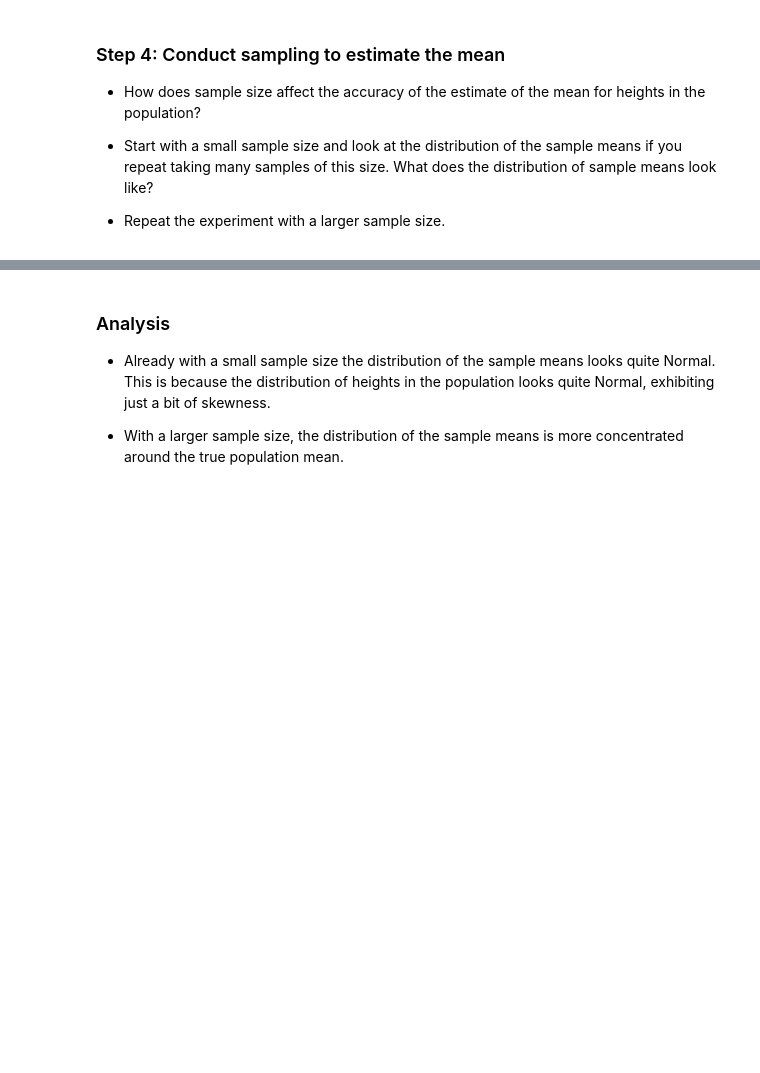
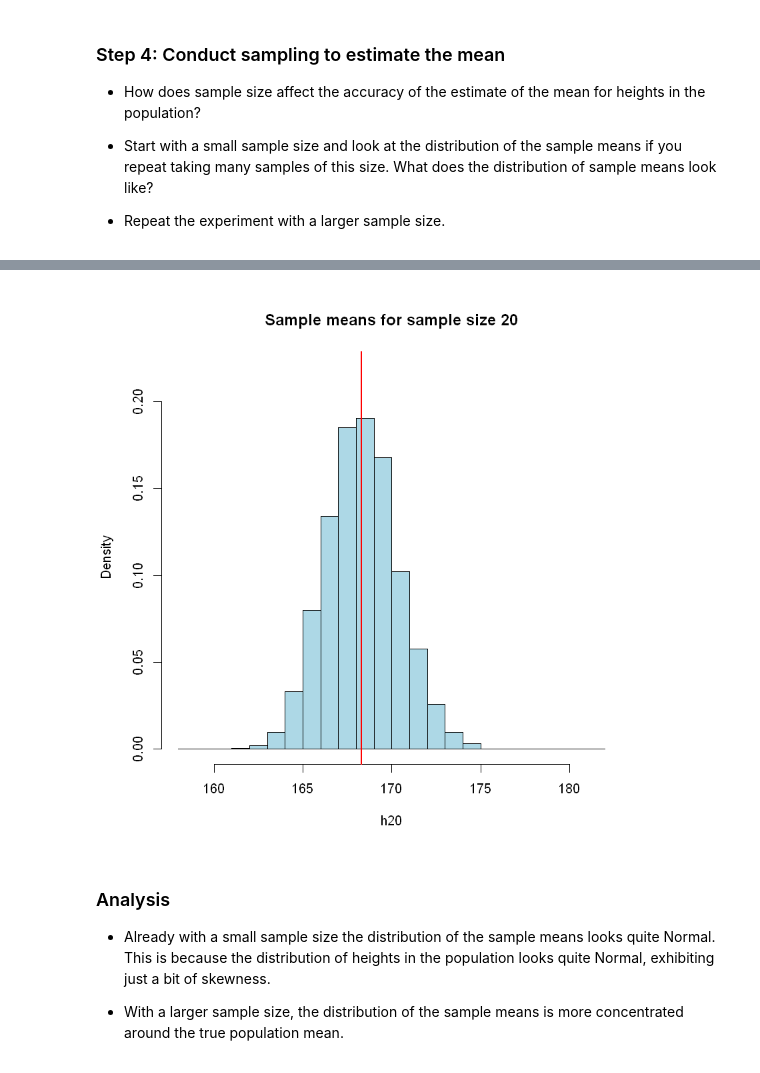
Before and after one commit to therealdydx/Quantitative-Reasoning, a Jupyter notebook: Exercise U - Sampling Variability/Sampling Variability Script.ipynb, the cells around one changed output, grey strips where cells are left out. Saved outputs shown, nothing was run; the diff lists cells and outputs as text; code cells hidden in the pictures; blank space fills up the shorter version.

```diff
--- a/Exercise U - Sampling Variability/Sampling Variability Script.ipynb
+++ b/Exercise U - Sampling Variability/Sampling Variability Script.ipynb
@@ -40,3 +133,30 @@ This makes the code more easily reusable, and helps avoid errors.
+# %%
+# SAMPLE SIZE OF 20
+n <- 20
+
+# NUMBER OF SAMPLES 5000
+reps <- 5000
+
+# INITIALIZE ARRAY H20
+h20 <- numeric(reps)
+
+# CREATE FOR LOOP AND APPEND SAMPLE MEAN VALUES INTO H20
+for (i in 1:reps) {
+    h20[i] <- mean(sample(x$height, size = n))
+}
+# %%
+# DRAW HISTOGRAM
+hist(h20,
+     col='lightblue',
+     main="Sample means for sample size 20",
+     freq=FALSE,
+     breaks=c(seq(158,182,1)),
+     ylim=c(0,0.22))
+
+# DRAW BEST FIT LINE
+abline(v=trueM, col=2, lwd=2)
+# %% [output]
+[figure, added]
 # %% [markdown]
 ### Analysis
 
```
Also changed, not shown: parts of 63 cells of this notebook.
